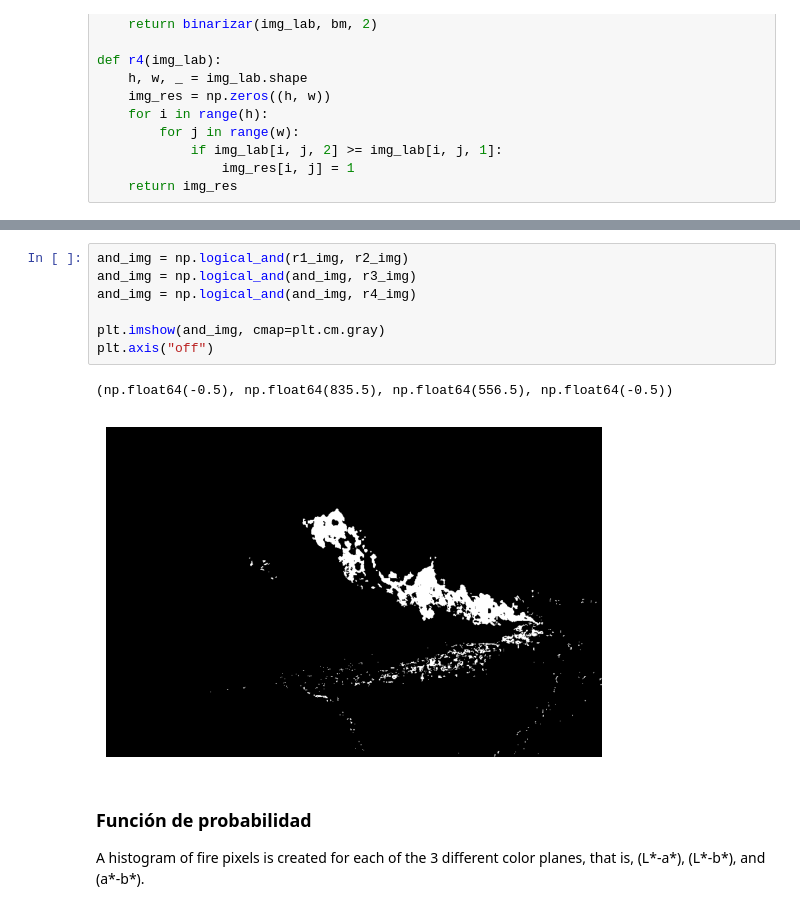
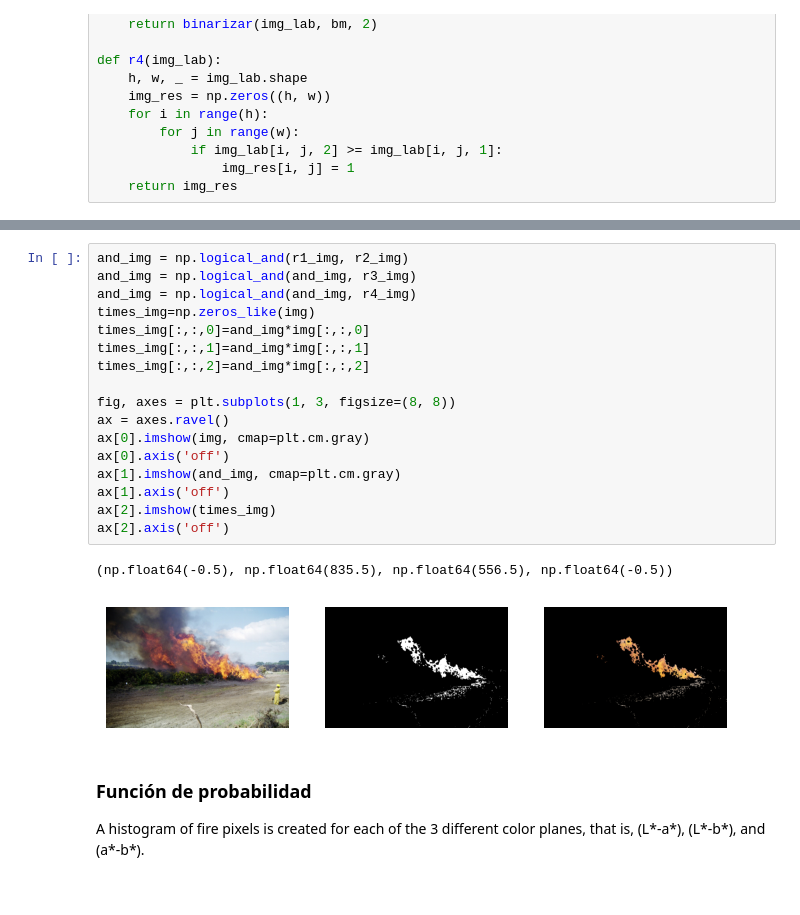
Before and after one commit to nachovigilante/pdi-fire-detection, a Jupyter notebook: fire_detection.ipynb, the cells around one changed output, grey strips where cells are left out. Cells and saved outputs as stored; diff of their text form.

```diff
--- a/fire_detection.ipynb
+++ b/fire_detection.ipynb
@@ -272,13 +274,23 @@ plt.show()
 # %%
 and_img = np.logical_and(r1_img, r2_img)
 and_img = np.logical_and(and_img, r3_img)
 and_img = np.logical_and(and_img, r4_img)
+times_img=np.zeros_like(img)
+times_img[:,:,0]=and_img*img[:,:,0]
+times_img[:,:,1]=and_img*img[:,:,1]
+times_img[:,:,2]=and_img*img[:,:,2]
 
-plt.imshow(and_img, cmap=plt.cm.gray)
-plt.axis("off")
+fig, axes = plt.subplots(1, 3, figsize=(8, 8))
+ax = axes.ravel()
+ax[0].imshow(img, cmap=plt.cm.gray)
+ax[0].axis('off')
+ax[1].imshow(and_img, cmap=plt.cm.gray)
+ax[1].axis('off')
+ax[2].imshow(times_img)
+ax[2].axis('off')
 # %% [output]
 (np.float64(-0.5), np.float64(835.5), np.float64(556.5), np.float64(-0.5))
-[figure, old version]
+[figure, new version]
 # %% [markdown]
 ### Función de probabilidad
 
```
Also changed, not shown: parts of 2 cells of this notebook.
